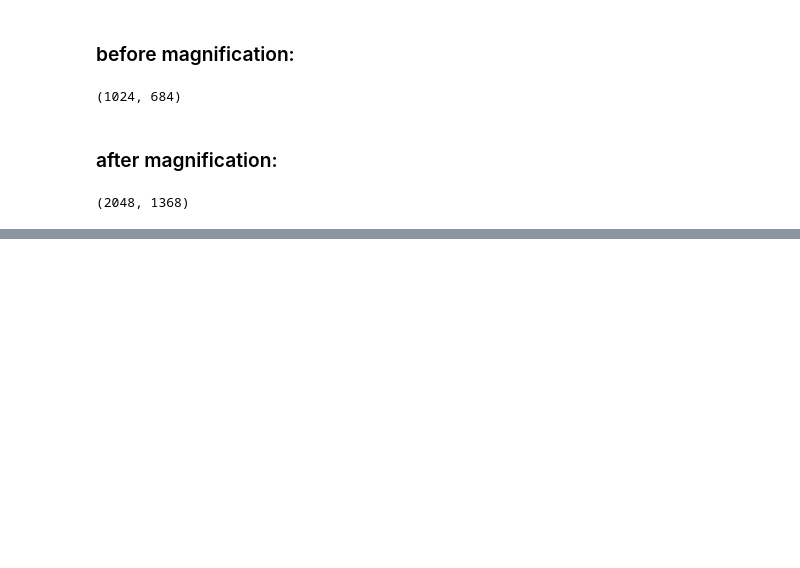
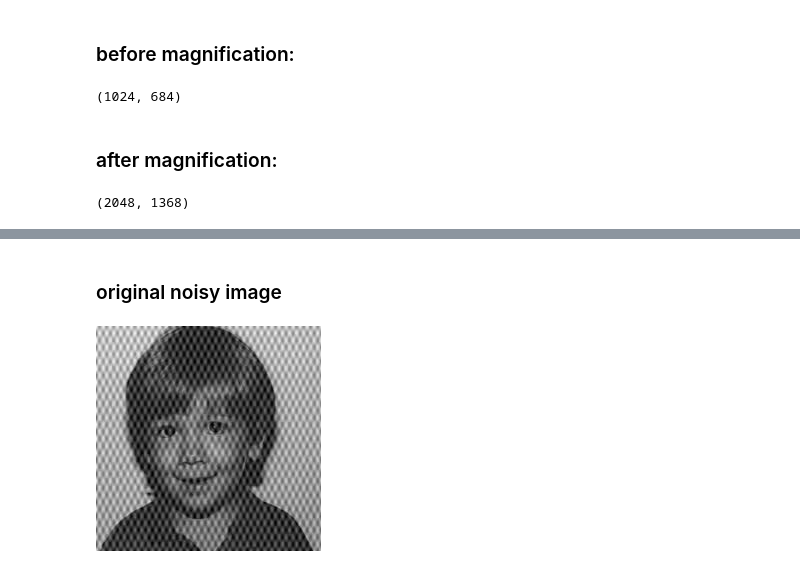
Before and after one commit to s-4-m-a-n/Image-processing-from-scratch, a Jupyter notebook: main.ipynb, the cells around one changed output, grey strips where cells are left out. Cells and saved outputs as stored; diff of their text form; code cells hidden in the pictures; blank space fills up the shorter version.

```diff
--- a/main.ipynb
+++ b/main.ipynb
@@ -345,0 +378,9 @@ print(magnifiedImg.size)
+# %%
+img = Image.open("images/noisy5.jpg").convert("L")
+avgImg = avg_filter(img)
+# %% [markdown]
+### original noisy image
+# %%
+img
+# %% [output]
+[figure, added]
```
Also changed, not shown: parts of 35 cells of this notebook.
